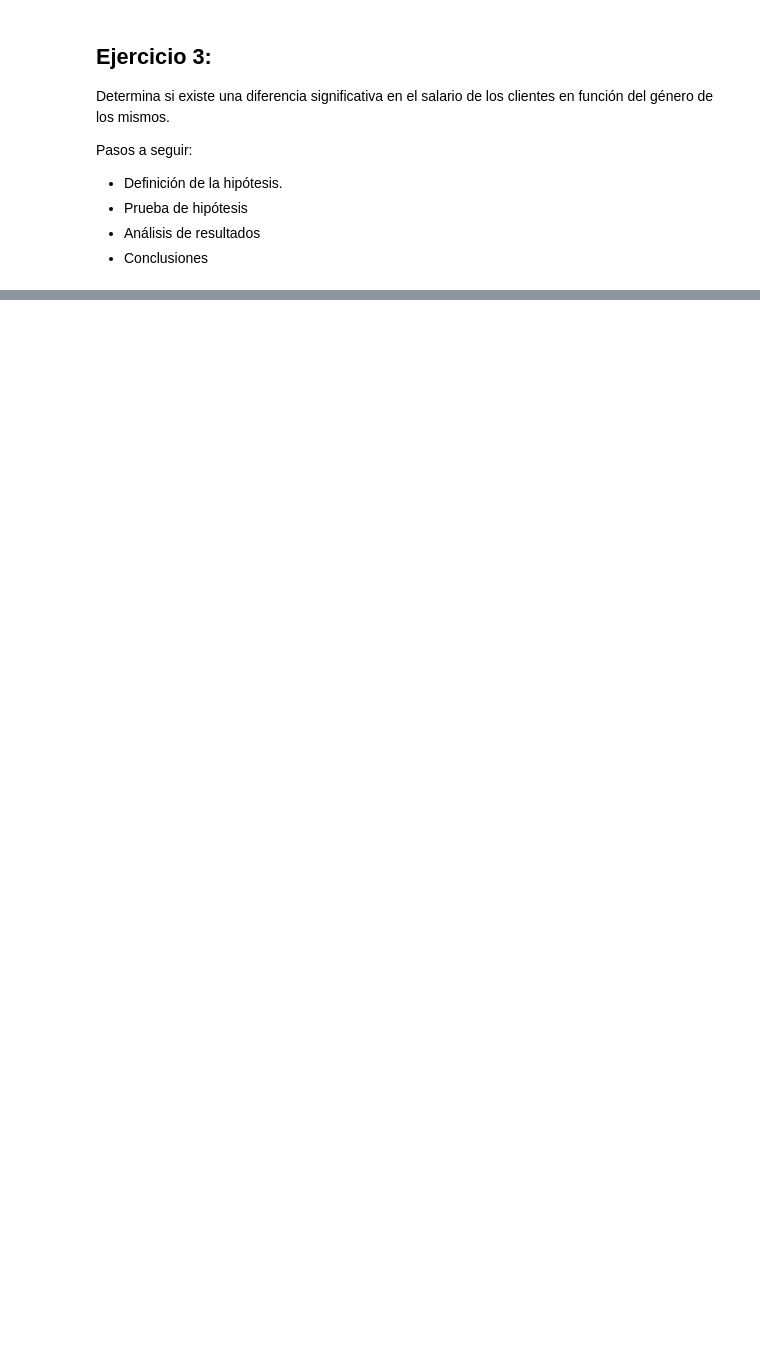
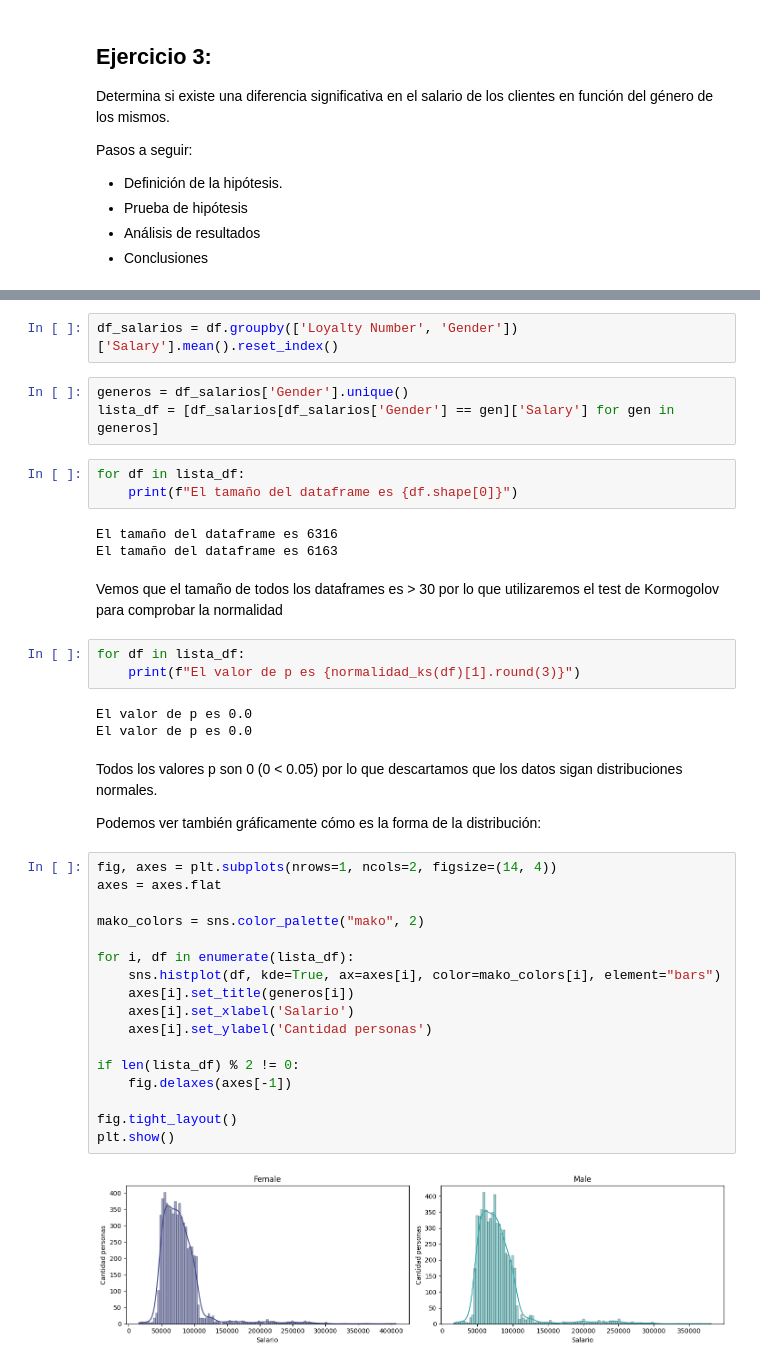
Before and after one commit to SupernovaIa/Laboratorio-Test-AB-No-param, a Jupyter notebook: laboratorio-modulo6-leccion04-1-ab-testing-no-param.ipynb, the cells around one changed output, grey strips where cells are left out. Cells and saved outputs as stored; diff of their text form; blank space fills up the shorter version.

```diff
--- a/laboratorio-modulo6-leccion04-1-ab-testing-no-param.ipynb
+++ b/laboratorio-modulo6-leccion04-1-ab-testing-no-param.ipynb
@@ -307,0 +344,42 @@ Pasos a seguir:
+# %%
+df_salarios = df.groupby(['Loyalty Number', 'Gender'])['Salary'].mean().reset_index()
+# %%
+generos = df_salarios['Gender'].unique()
+lista_df = [df_salarios[df_salarios['Gender'] == gen]['Salary'] for gen in generos]
+# %%
+for df in lista_df:
+    print(f"El tamaño del dataframe es {df.shape[0]}")
+# %% [output]
+El tamaño del dataframe es 6316
+El tamaño del dataframe es 6163
+# %% [markdown]
+Vemos que el tamaño de todos los dataframes es > 30 por lo que utilizaremos el test de Kormogolov para comprobar la normalidad
+# %%
+for df in lista_df:
+    print(f"El valor de p es {normalidad_ks(df)[1].round(3)}")
+# %% [output]
+El valor de p es 0.0
+El valor de p es 0.0
+# %% [markdown]
+Todos los valores p son 0 (0 < 0.05) por lo que descartamos que los datos sigan distribuciones normales.
+
+Podemos ver también gráficamente cómo es la forma de la distribución:
+# %%
+fig, axes = plt.subplots(nrows=1, ncols=2, figsize=(14, 4))
+axes = axes.flat
+
+mako_colors = sns.color_palette("mako", 2)
+
+for i, df in enumerate(lista_df):
+    sns.histplot(df, kde=True, ax=axes[i], color=mako_colors[i], element="bars")
+    axes[i].set_title(generos[i])
+    axes[i].set_xlabel('Salario')
+    axes[i].set_ylabel('Cantidad personas')
+
+if len(lista_df) % 2 != 0:
+    fig.delaxes(axes[-1])
+
+fig.tight_layout()
+plt.show()
+# %% [output]
+[figure, added]
```
Also changed, not shown: parts of 18 cells of this notebook, 1 other file.
